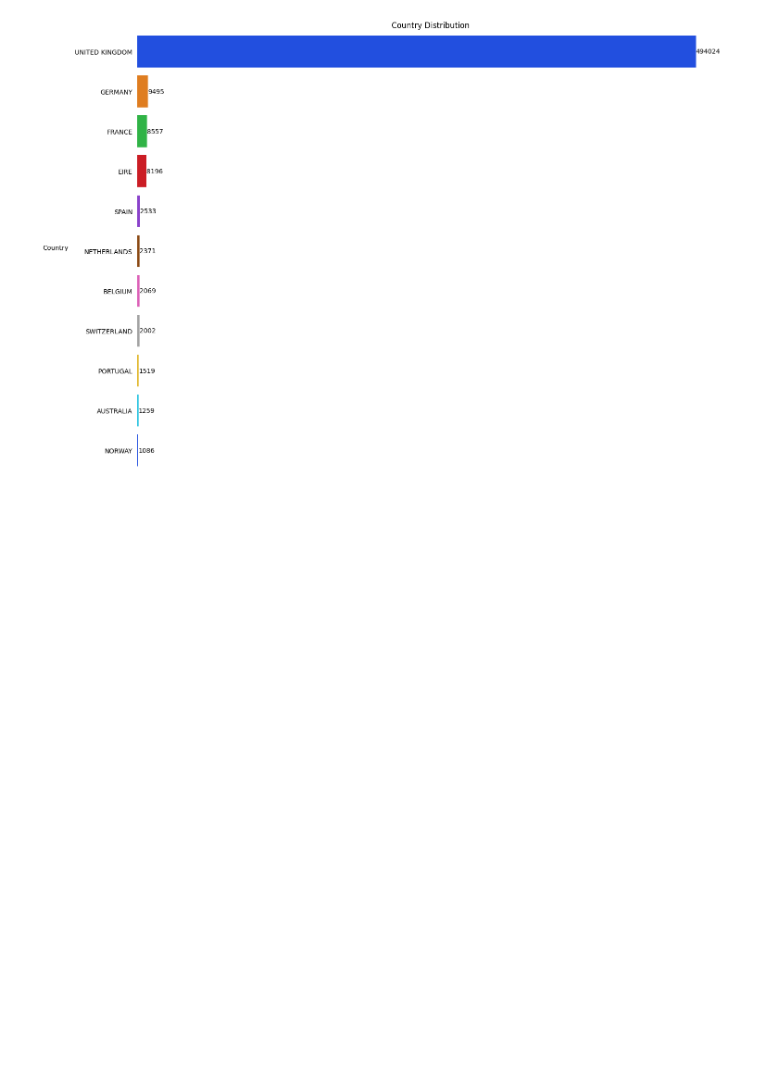
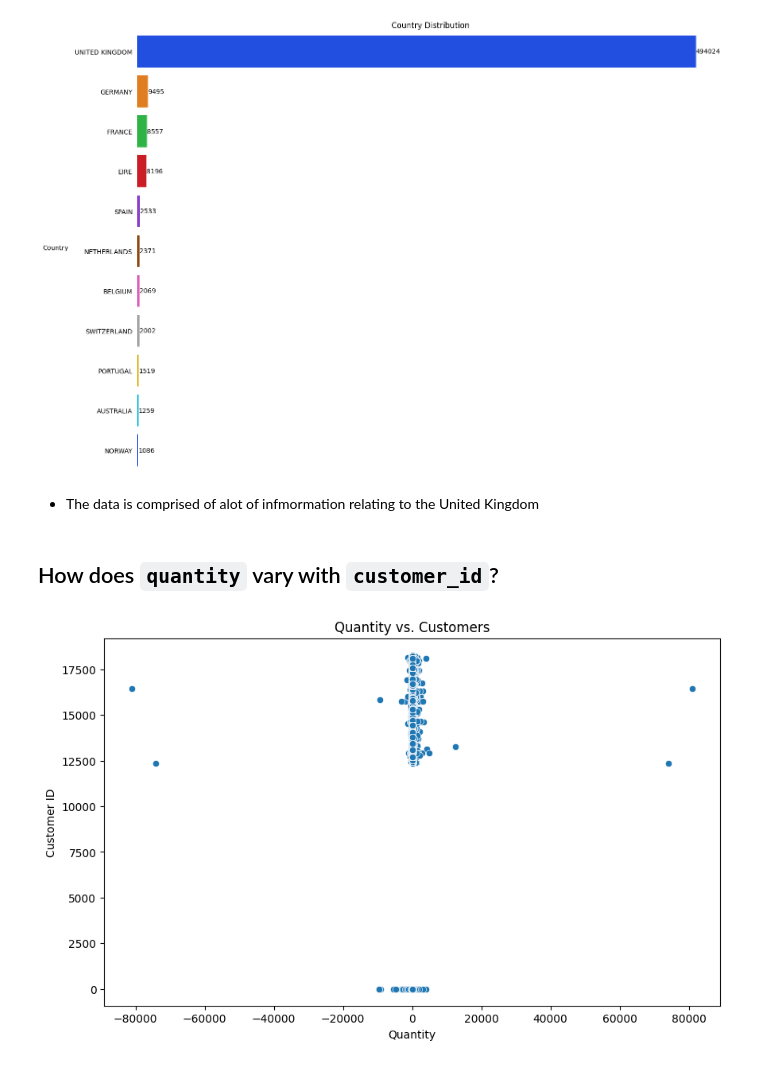
Before and after one commit to Marc-Aradillas/customer-segmentation-project, a Jupyter notebook: exp_working_nb.ipynb, the cells around one changed output. Cells and saved outputs as stored; diff of their text form; code cells hidden in the pictures; blank space fills up the shorter version.

Commit message:
added questions/visualizations

```diff
--- a/exp_working_nb.ipynb
+++ b/exp_working_nb.ipynb
@@ -124,3 +159,16 @@ plt.tight_layout()
 plt.show()
 # %% [output]
 [figure]
+# %% [markdown]
+* The data is comprised of alot of infmormation relating to the United Kingdom
+# %% [markdown]
+## How does `quantity` vary with `customer_id`?
+# %%
+plt.figure(figsize=(10, 6))
+sns.scatterplot(x='quantity', y='customer_id', data=df)
+plt.title('Quantity vs. Customers')
+plt.xlabel('Quantity')
+plt.ylabel('Customer ID')
+plt.show()
+# %% [output]
+[figure, added]
```
Also changed, not shown: parts of 7 cells of this notebook.
